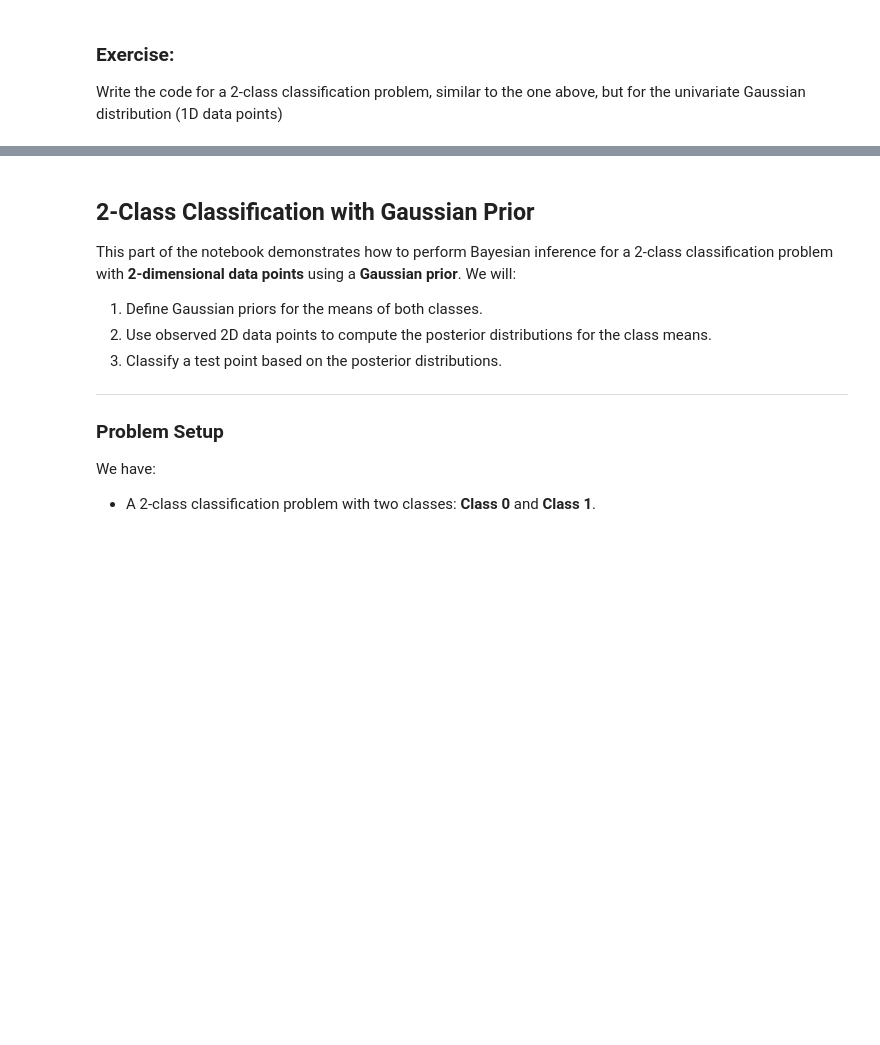
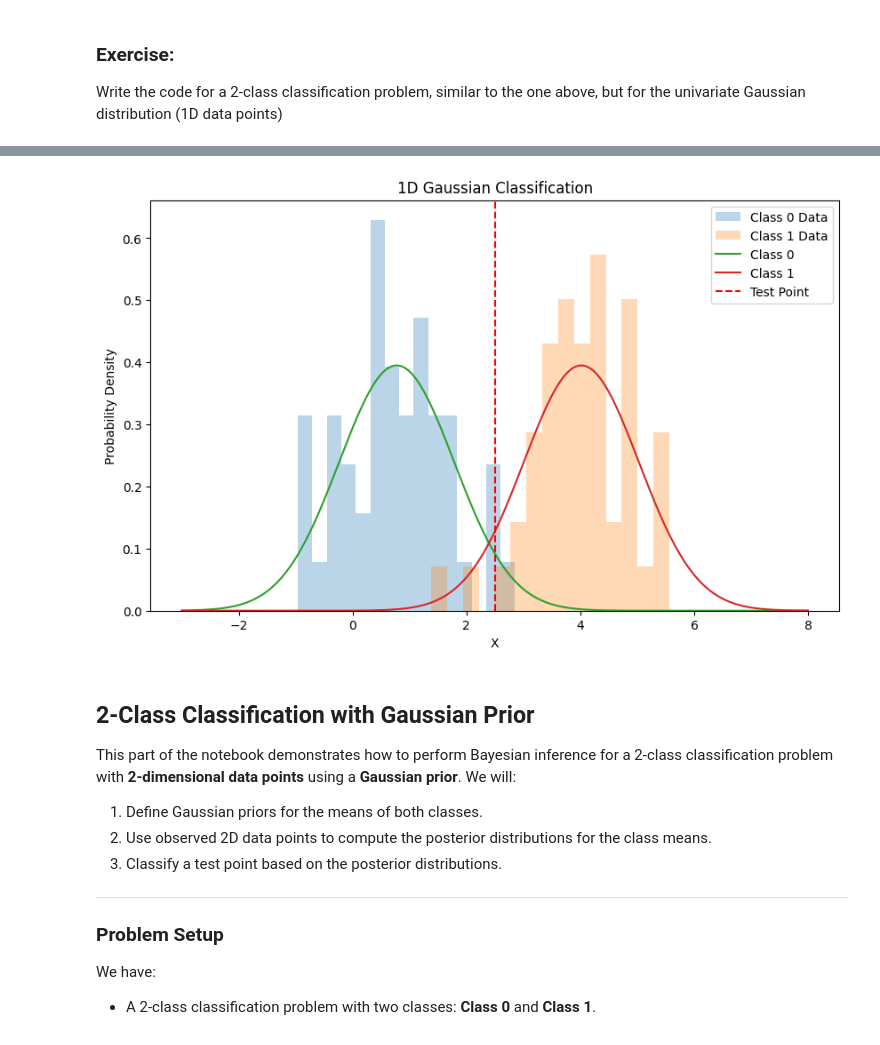
Before and after one commit to MrSleeeepy/MSc_AI, a Jupyter notebook: COMP64101 Reasoning and Learning under Uncertainty - University of Manchester/Labs/Lab 1 - Probability and Stats.ipynb, the cells around one changed output, grey strips where cells are left out. Cells and saved outputs as stored; diff of their text form; code cells hidden in the pictures; blank space fills up the shorter version.

```diff
--- a/COMP64101 Reasoning and Learning under Uncertainty - University of Manchester/Labs/Lab 1 - Probability and Stats.ipynb
+++ b/COMP64101 Reasoning and Learning under Uncertainty - University of Manchester/Labs/Lab 1 - Probability and Stats.ipynb
@@ -823,3 +832,82 @@ import matplotlib.pyplot as plt
 from scipy.stats import norm
 
 ## Enter your code here
+
+# Generate synthetic 1D data for two classes
+np.random.seed(42)
+
+n_class_0 = 50
+n_class_1 = 50
+
+# True means and standard deviation
+mu_0_true = 1
+mu_1_true = 4
+sigma = 1
+
+# Generate data
+X_class_0 = np.random.normal(mu_0_true, sigma, n_class_0)
+X_class_1 = np.random.normal(mu_1_true, sigma, n_class_1)
+
+# Combine data and labels
+X = np.concatenate((X_class_0, X_class_1))
+y = np.concatenate((np.zeros(n_class_0), np.ones(n_class_1)))
+
+# Calculate posterior parameters
+mu_0_posterior = np.mean(X_class_0)
+mu_1_posterior = np.mean(X_class_1)
+
+var_0_posterior = sigma**2 / n_class_0
+var_1_posterior = sigma**2 / n_class_1
+
+# Define test point
+x_test = 2.5
+
+# Calculate posterior predictive densities
+prob_class_0 = norm.pdf(
+    x_test,
+    mu_0_posterior,
+    np.sqrt(sigma**2 + var_0_posterior)
+)
+
+prob_class_1 = norm.pdf(
+    x_test,
+    mu_1_posterior,
+    np.sqrt(sigma**2 + var_1_posterior)
+)
+
+# Classify test point
+if prob_class_0 > prob_class_1:
+    classification = "Class 0"
+else:
+    classification = "Class 1"
+
+print(f"Test point {x_test} is classified as: {classification}")
+
+# Plot distributions
+x = np.linspace(-3, 8, 1000)
+
+plt.figure(figsize=(10, 6))
+
+plt.hist(X_class_0, bins=15, density=True, alpha=0.3, label="Class 0 Data")
+plt.hist(X_class_1, bins=15, density=True, alpha=0.3, label="Class 1 Data")
+
+plt.plot(
+    x,
+    norm.pdf(x, mu_0_posterior, np.sqrt(sigma**2 + var_0_posterior)),
+    label="Class 0"
+)
+
+plt.plot(
+    x,
+    norm.pdf(x, mu_1_posterior, np.sqrt(sigma**2 + var_1_posterior)),
+    label="Class 1"
+)
+
+plt.axvline(x_test, color="red", linestyle="--", label="Test Point")
+
+plt.xlabel("X")
+plt.ylabel("Probability Density")
+plt.title("1D Gaussian Classification")
+plt.legend()
+plt.show()
+# %% [output]
@@ -826,3 +915,4 @@ from scipy.stats import norm
+[figure, added]
 # %% [markdown]
 ## 2-Class Classification with Gaussian Prior
 
```
Also changed, not shown: parts of 4 cells of this notebook.
